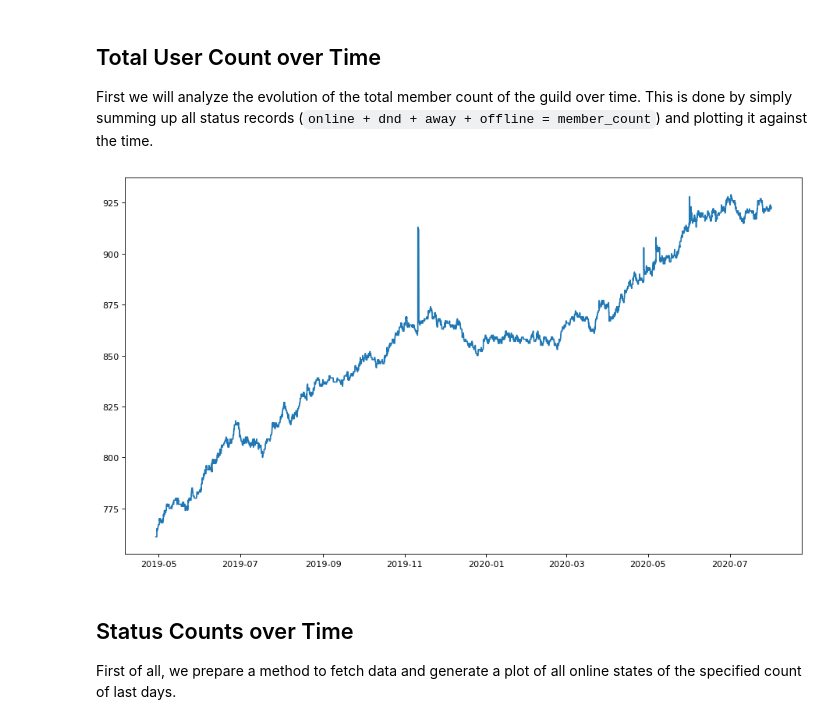
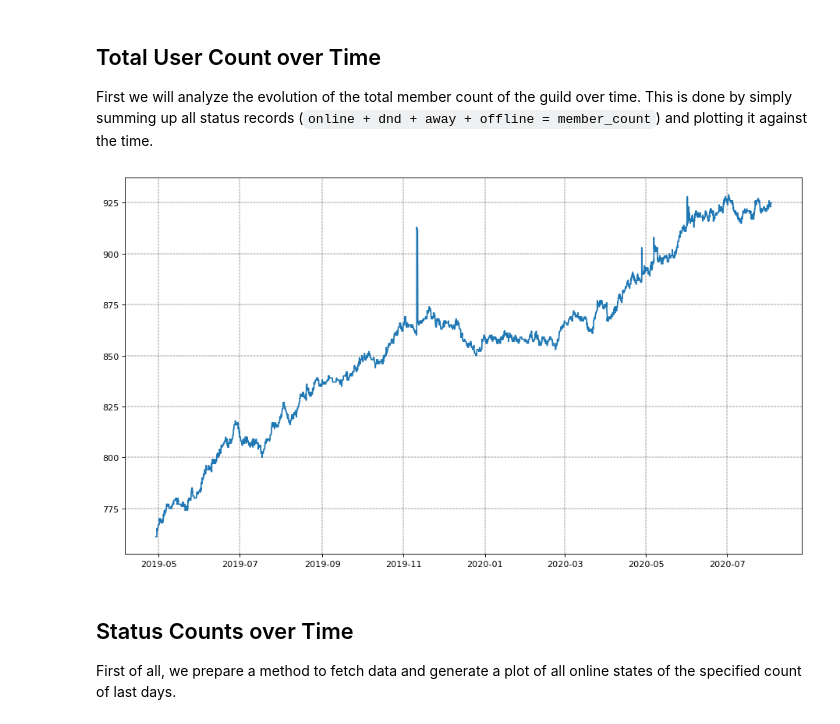
Before and after one commit to dev-schueppchen/kirby-results, a Jupyter notebook: notebooks/Status.ipynb, the cells around one changed output. Cells and saved outputs as stored; diff of their text form; code cells hidden in the pictures.

```diff
--- a/notebooks/Status.ipynb
+++ b/notebooks/Status.ipynb
@@ -59,26 +59,27 @@ First we will analyze the evolution of the total member count of the guild over
 # %%
 all_data = coll_status.find({})
 
 counts = []
 dates = []
 
 i = 0
 for s in all_data:
     i += 1
     if i % 2 > 0:
         continue
     offline = s.get('offline')
     if offline == 0:
         continue
     count = s.get('online') + s.get('dnd') + s.get('away') + offline
     counts.append(count)
     dates.append(s.get('timestamp'))
 
 plt.figure(figsize=(14, 8), dpi=80)
 plt.plot(dates, counts)
+plt.grid(color='k', ls = '-.', lw = 0.35)
 plt.show()
 # %% [output]
-[figure, old version]
+[figure, new version]
 # %% [markdown]
 ## Status Counts over Time
 
```
Also changed, not shown: parts of 16 cells of this notebook.
